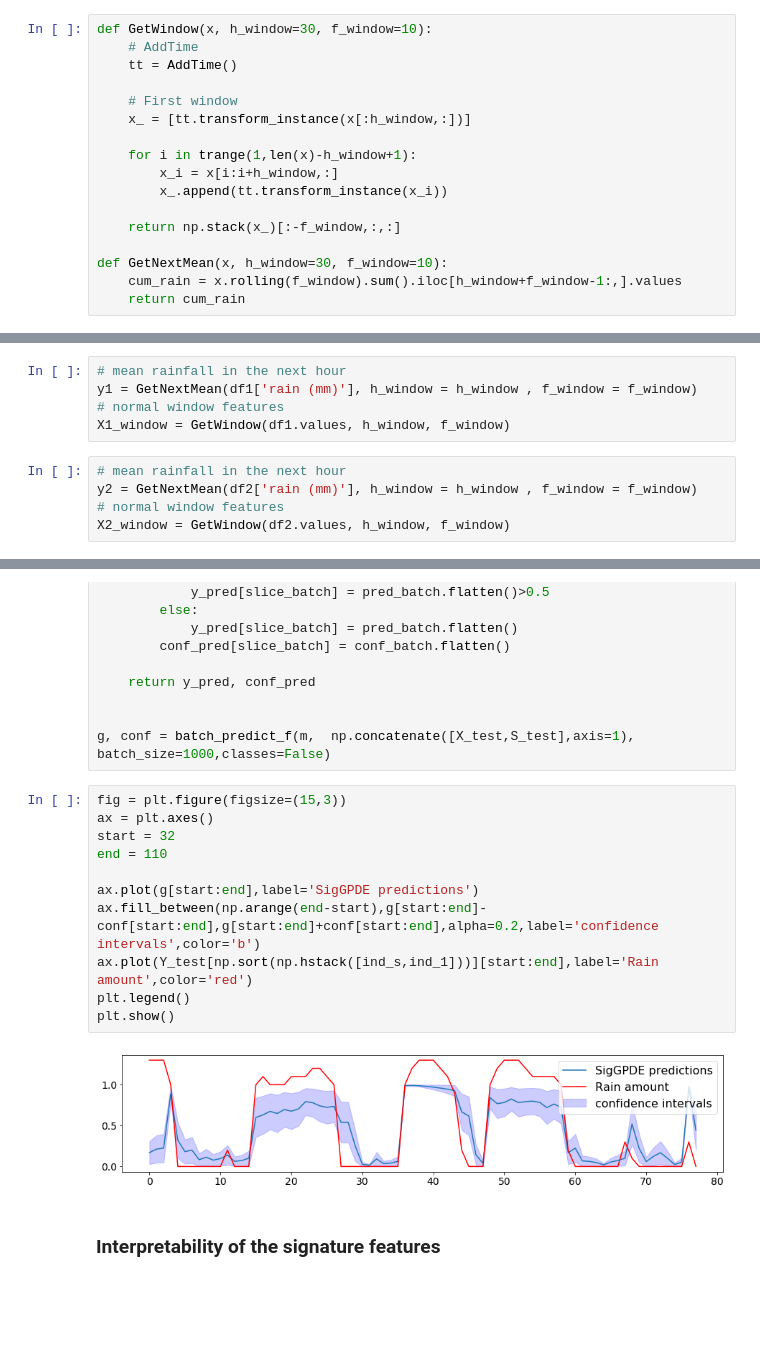
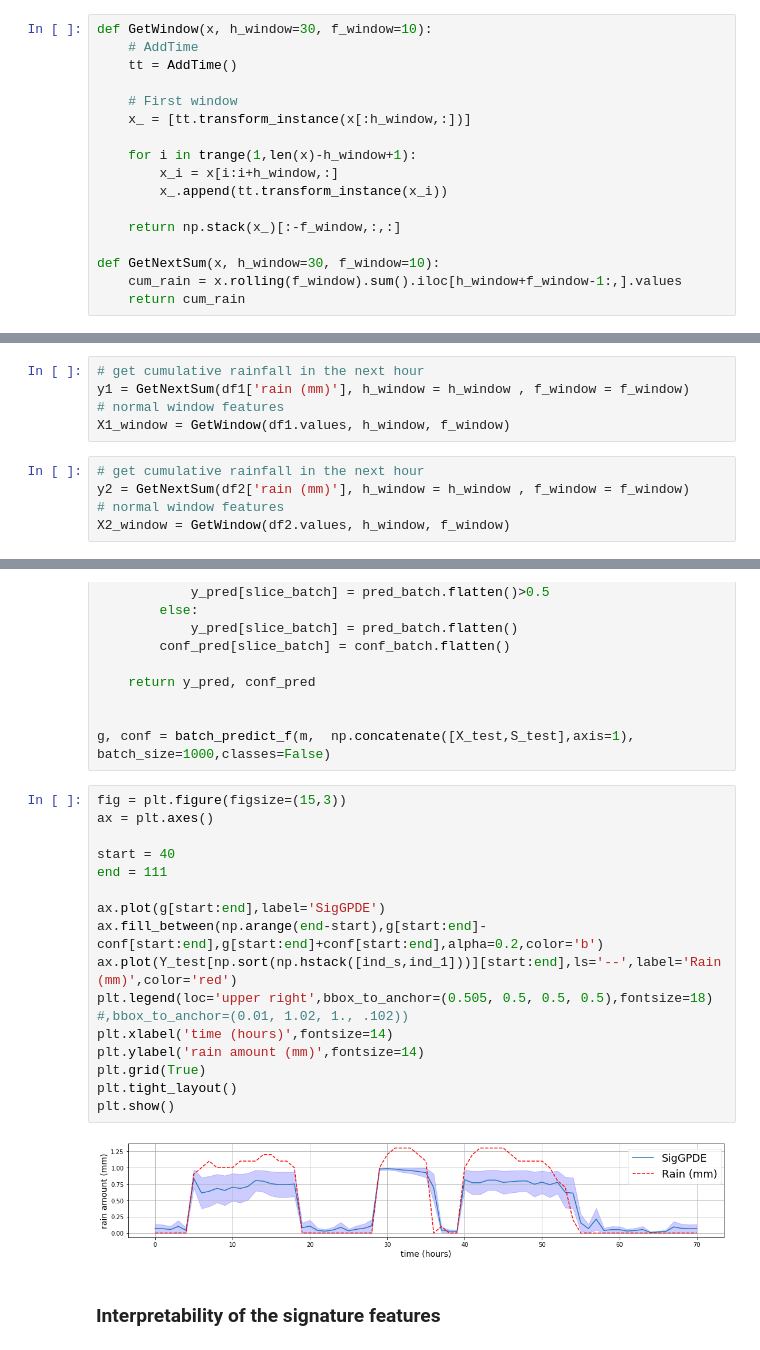
Before and after one commit to maudl3116/GPSig, a Jupyter notebook: notebooks/rainfall_forecast.ipynb, the cells around one changed output, grey strips where cells are left out. Cells and saved outputs as stored; diff of their text form; blank space fills up the shorter version.

```diff
--- a/notebooks/rainfall_forecast.ipynb
+++ b/notebooks/rainfall_forecast.ipynb
@@ -81,7 +81,7 @@ def GetWindow(x, h_window=30, f_window=10):
 
     return np.stack(x_)[:-f_window,:,:]
 
-def GetNextMean(x, h_window=30, f_window=10):
+def GetNextSum(x, h_window=30, f_window=10):
     cum_rain = x.rolling(f_window).sum().iloc[h_window+f_window-1:,].values
     return cum_rain
 # %% [markdown]
@@ -197,11 +197,11 @@ f_window = 1*6
 # %%
-# mean rainfall in the next hour
-y1 = GetNextMean(df1['rain (mm)'], h_window = h_window , f_window = f_window)
+# get cumulative rainfall in the next hour
+y1 = GetNextSum(df1['rain (mm)'], h_window = h_window , f_window = f_window)
 # normal window features
 X1_window = GetWindow(df1.values, h_window, f_window)
 # %%
-# mean rainfall in the next hour
-y2 = GetNextMean(df2['rain (mm)'], h_window = h_window , f_window = f_window)
+# get cumulative rainfall in the next hour
+y2 = GetNextSum(df2['rain (mm)'], h_window = h_window , f_window = f_window)
 # normal window features
 X2_window = GetWindow(df2.values, h_window, f_window)
 # %% [markdown]
@@ -438,16 +439,21 @@ g, conf = batch_predict_f(m,  np.concatenate([X_test,S_test],axis=1), batch_size
 # %%
 fig = plt.figure(figsize=(15,3))
 ax = plt.axes()
-start = 32
-end = 110
 
-ax.plot(g[start:end],label='SigGPDE predictions')
-ax.fill_between(np.arange(end-start),g[start:end]-conf[start:end],g[start:end]+conf[start:end],alpha=0.2,label='confidence intervals',color='b')
-ax.plot(Y_test[np.sort(np.hstack([ind_s,ind_1]))][start:end],label='Rain amount',color='red')
-plt.legend()
+start = 40
+end = 111
+
+ax.plot(g[start:end],label='SigGPDE')
+ax.fill_between(np.arange(end-start),g[start:end]-conf[start:end],g[start:end]+conf[start:end],alpha=0.2,color='b')
+ax.plot(Y_test[np.sort(np.hstack([ind_s,ind_1]))][start:end],ls='--',label='Rain (mm)',color='red')
+plt.legend(loc='upper right',bbox_to_anchor=(0.505, 0.5, 0.5, 0.5),fontsize=18) #,bbox_to_anchor=(0.01, 1.02, 1., .102))
+plt.xlabel('time (hours)',fontsize=14)
+plt.ylabel('rain amount (mm)',fontsize=14)
+plt.grid(True)
+plt.tight_layout()
 plt.show()
 # %% [output]
-[figure, old version]
+[figure, new version]
 # %% [markdown]
 ### Interpretability of the signature features
 # %%
```
Also changed, not shown: parts of 7 cells of this notebook.
